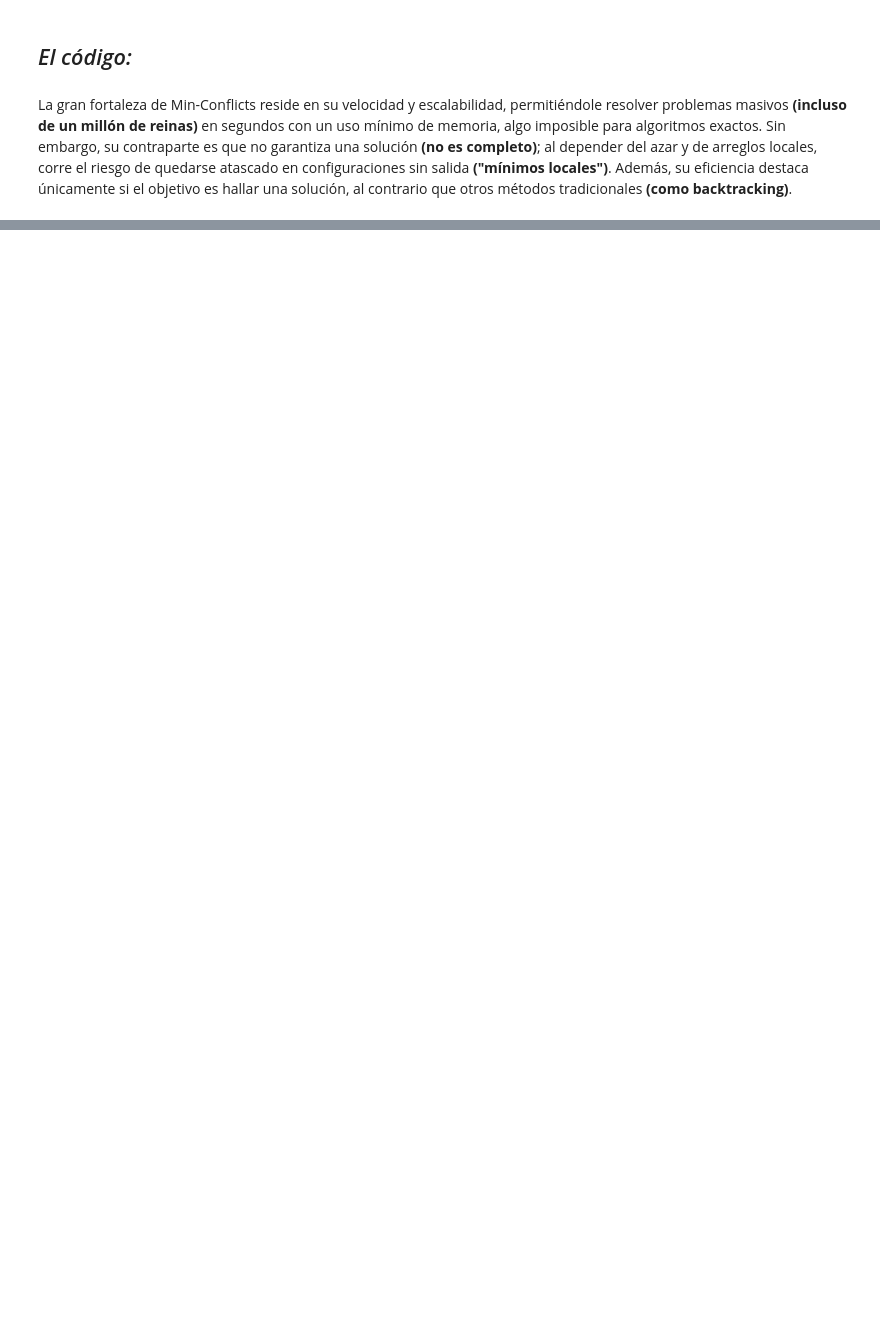
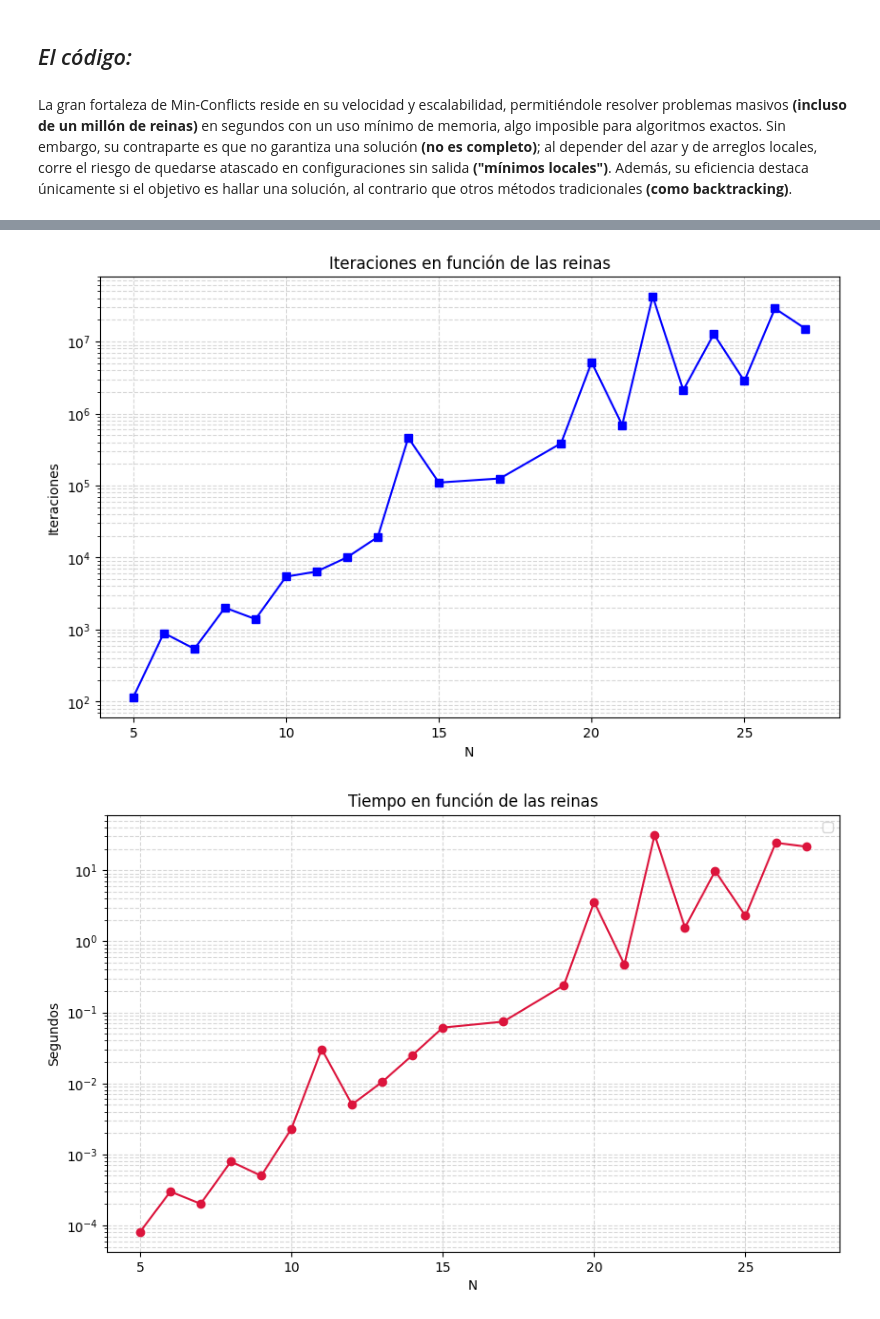
Before and after one commit to ajkooo/n_queens_proyecto, a Jupyter notebook: cuaderno.ipynb, the cells around one changed output, grey strips where cells are left out. Saved outputs shown, nothing was run; the diff lists cells and outputs as text; code cells hidden in the pictures; blank space fills up the shorter version.

```diff
--- a/cuaderno.ipynb
+++ b/cuaderno.ipynb
@@ -425,0 +905,48 @@ La elección del algoritmo depende del objetivo:
+# %%
+import matplotlib.pyplot as plt
+
+
+
+n = [5, 6, 7, 8, 9, 10, 11, 12, 13, 14, 15, 17, 19, 20, 21, 22, 23, 24, 25, 26, 27]
+
+iteraciones = [
+    115, 894, 539, 2008, 1395, 5420, 6391, 10080, 19253,
+    460340, 109890, 125256, 385567, 5158600, 692265,
+    42397564, 2115908, 12703200, 2823075, 28781818, 15038433
+]
+
+
+
+
+segundos = [
+    8.14e-5, 0.0003, 0.000202, 0.000795, 0.0005, 0.0023, 0.0303, 0.00505, 0.0105,
+    0.025, 0.061, 0.074, 0.24, 3.58, 0.47,
+    31.54, 1.56, 9.74, 2.28, 24.36, 21.52
+]
+
+# GRAFICA: Iteraciones
+plt.figure(figsize=(10, 6))
+plt.plot(n, iteraciones, 's-', color='blue')
+plt.yscale('log')
+plt.title("Iteraciones en función de las reinas")
+plt.xlabel("N")
+plt.ylabel("Iteraciones")
+plt.grid(True, which="both", ls="--", alpha=0.5)
+plt.show()
+
+
+# GRAFICA: Segundos
+plt.figure(figsize=(10, 6))
+plt.plot(n, segundos, 'o-', color='crimson')
+plt.yscale('log')
+plt.title("Tiempo en función de las reinas")
+plt.xlabel("N")
+plt.ylabel("Segundos")
+plt.grid(True, which="both", ls="--", alpha=0.5)
+
+
+plt.legend()
+plt.show()
+# %% [output]
+[figure, added]
+[figure, added]
```
Also changed, not shown: parts of 77 cells of this notebook.
